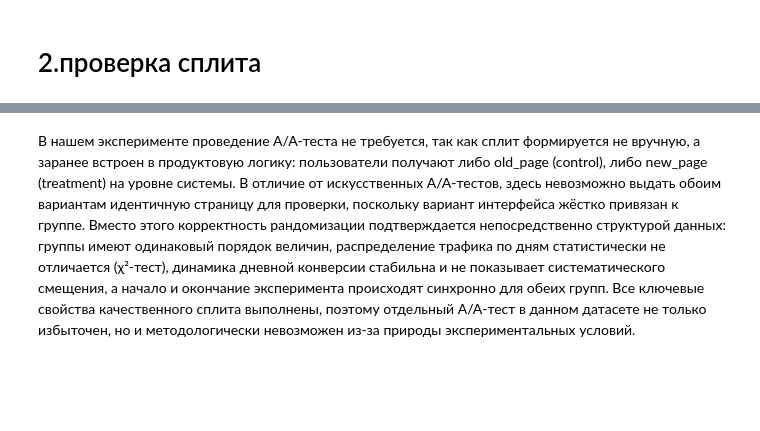
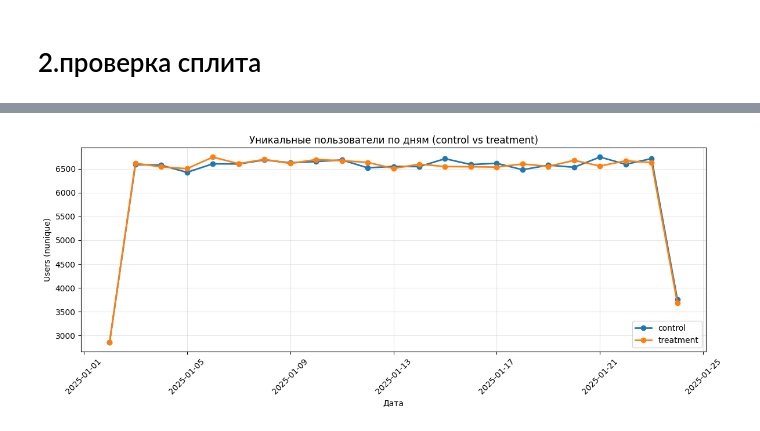
Before and after one commit to reeenss/gp3-hse-uraura, a Jupyter notebook: 1part/final.ipynb, the cells around one changed output, grey strips where cells are left out. Cells and saved outputs as stored; diff of their text form; code cells hidden in the pictures; blank space fills up the shorter version.

```diff
--- a/1part/final.ipynb
+++ b/1part/final.ipynb
@@ -189,2 +223,19 @@ Degrees of freedom: 22
-# %% [markdown]
-В нашем эксперименте проведение A/A-теста не требуется, так как сплит формируется не вручную, а заранее встроен в продуктовую логику: пользователи получают либо old_page (control), либо new_page (treatment) на уровне системы. В отличие от искусственных A/A-тестов, здесь невозможно выдать обоим вариантам идентичную страницу для проверки, поскольку вариант интерфейса жёстко привязан к группе. Вместо этого корректность рандомизации подтверждается непосредственно структурой данных: группы имеют одинаковый порядок величин, распределение трафика по дням статистически не отличается (χ²-тест), динамика дневной конверсии стабильна и не показывает систематического смещения, а начало и окончание эксперимента происходят синхронно для обеих групп. Все ключевые свойства качественного сплита выполнены, поэтому отдельный A/A-тест в данном датасете не только избыточен, но и методологически невозможен из-за природы экспериментальных условий.
+# %%
+# на всякий случай приводим индекс к datetime
+dc = daily_counts.copy()
+dc.index = pd.to_datetime(dc.index)
+
+plt.figure(figsize=(12, 5))
+plt.plot(dc.index, dc["control"], marker="o", linewidth=2, label="control")
+plt.plot(dc.index, dc["treatment"], marker="o", linewidth=2, label="treatment")
+
+plt.title("Уникальные пользователи по дням (control vs treatment)")
+plt.xlabel("Дата")
+plt.ylabel("Users (nunique)")
+plt.grid(True, alpha=0.3)
+plt.legend()
+plt.xticks(rotation=45)
+plt.tight_layout()
+plt.show()
+# %% [output]
+[figure, added]
```
Also changed, not shown: parts of 26 cells of this notebook, 2 other files.
